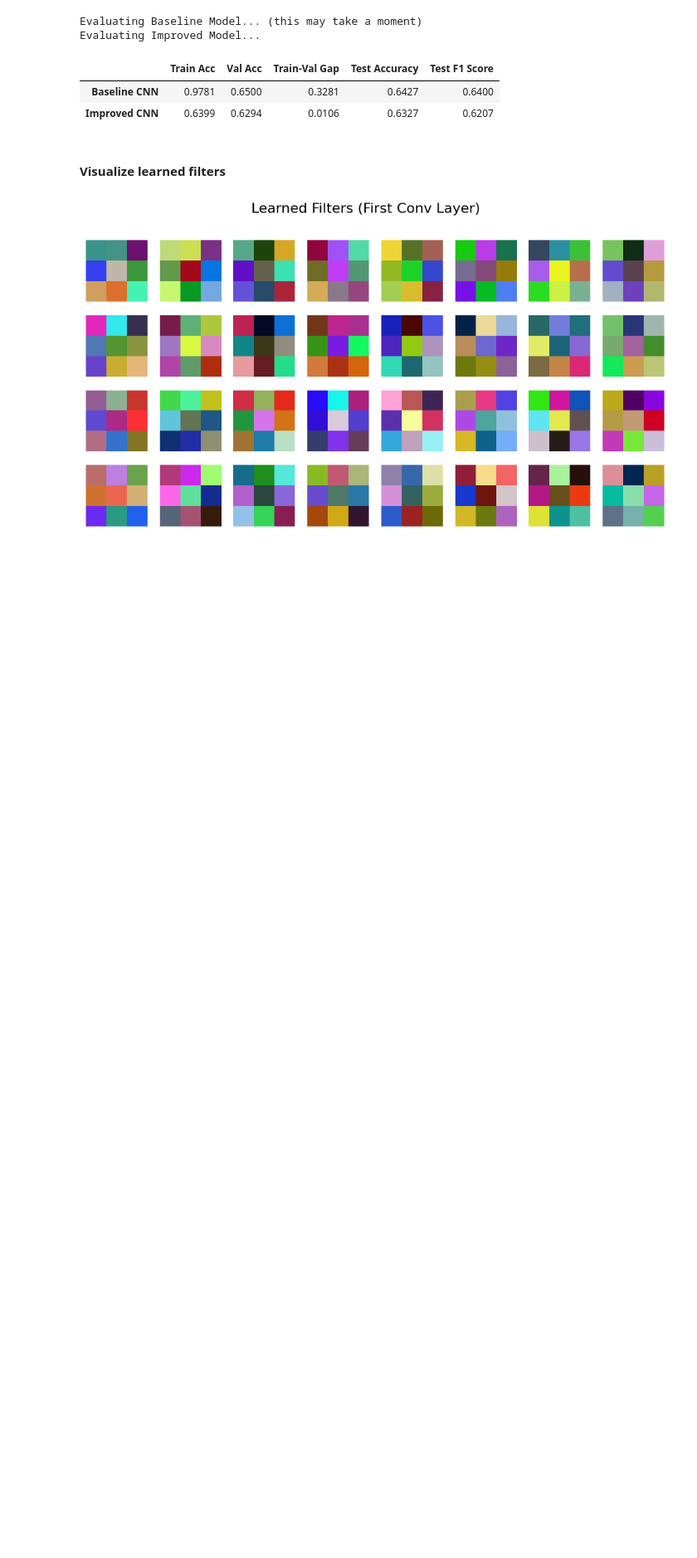
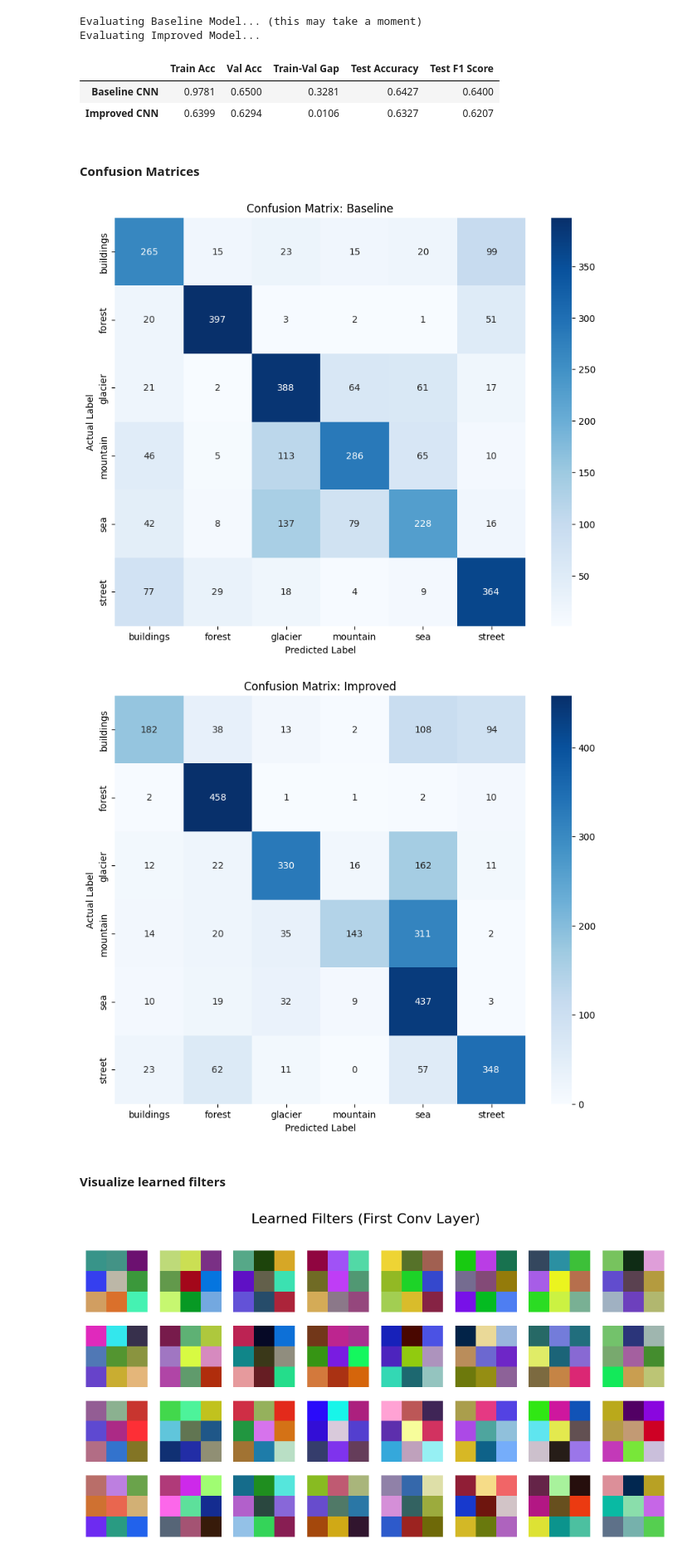
Before and after one commit to jackychen8173/AppliedAIProjects, a Jupyter notebook: mini-project-5/notebooks/cnn_classifier.ipynb, the cells around one changed output. Shown at 83% size. Cells and saved outputs as stored; diff of their text form; code cells hidden in the pictures; blank space fills up the shorter version.

Commit message:
confusion matrix update (Jun Pakr)

```diff
--- a/mini-project-5/notebooks/cnn_classifier.ipynb
+++ b/mini-project-5/notebooks/cnn_classifier.ipynb
@@ -462,6 +456,39 @@ Evaluating Improved Model...
 |  | Train Acc | Val Acc | Train-Val Gap | Test Accuracy | Test F1 Score |
 | Baseline CNN | 0.9781 | 0.6500 | 0.3281 | 0.6427 | 0.6400 |
 | Improved CNN | 0.6399 | 0.6294 | 0.0106 | 0.6327 | 0.6207 |
+# %% [markdown]
+#### Confusion Matrices
+# %%
+def plot_confusion_matrix(model, dataset, class_names, model_name):
+    y_true = []
+    y_pred = []
+
+    # Collect all predictions (similar to your evaluate function)
+    for images, labels in dataset:
+        preds = model.predict(images, verbose=0)
+        y_true.extend(labels.numpy())
+        y_pred.extend(np.argmax(preds, axis=1))
+
+    # Generate the matrix
+    cm = confusion_matrix(y_true, y_pred)
+
+    # Plotting
+    plt.figure(figsize=(10, 8))
+    sns.heatmap(cm, annot=True, fmt='d', cmap='Blues',
+                xticklabels=class_names, yticklabels=class_names)
+    plt.title(f'Confusion Matrix: {model_name}')
+    plt.ylabel('Actual Label')
+    plt.xlabel('Predicted Label')
+
+    save_path_confusion = os.path.join(results_dir, f'{model_name}_confusion_matrix.png')
+    plt.savefig(save_path_confusion)
+    plt.show()
+
+plot_confusion_matrix(model_basic, test_ds, class_names, 'Baseline')
+plot_confusion_matrix(improved_model, test_ds, class_names, 'Improved')
+# %% [output]
+[figure, added]
+[figure, added]
 # %% [markdown]
 #### Visualize learned filters
 # %%
```
Also changed, not shown: parts of 2 cells of this notebook, 4 other files.
